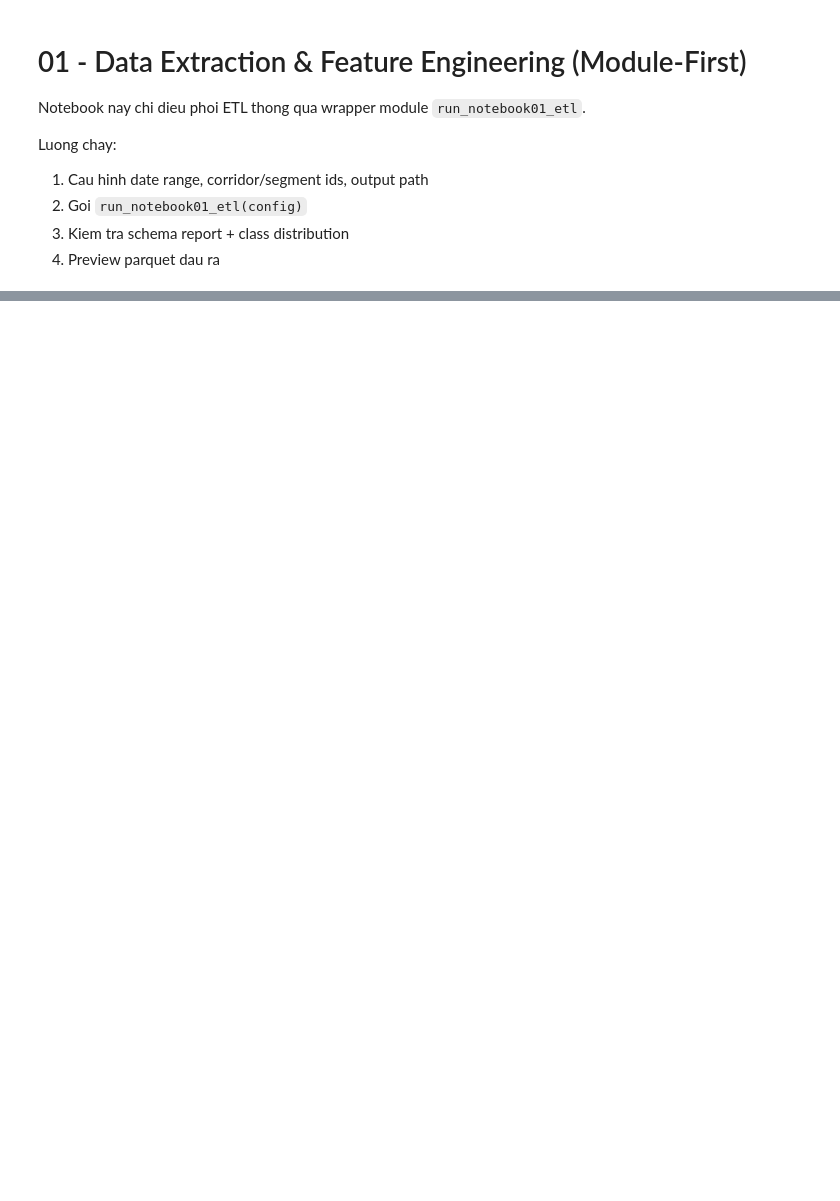
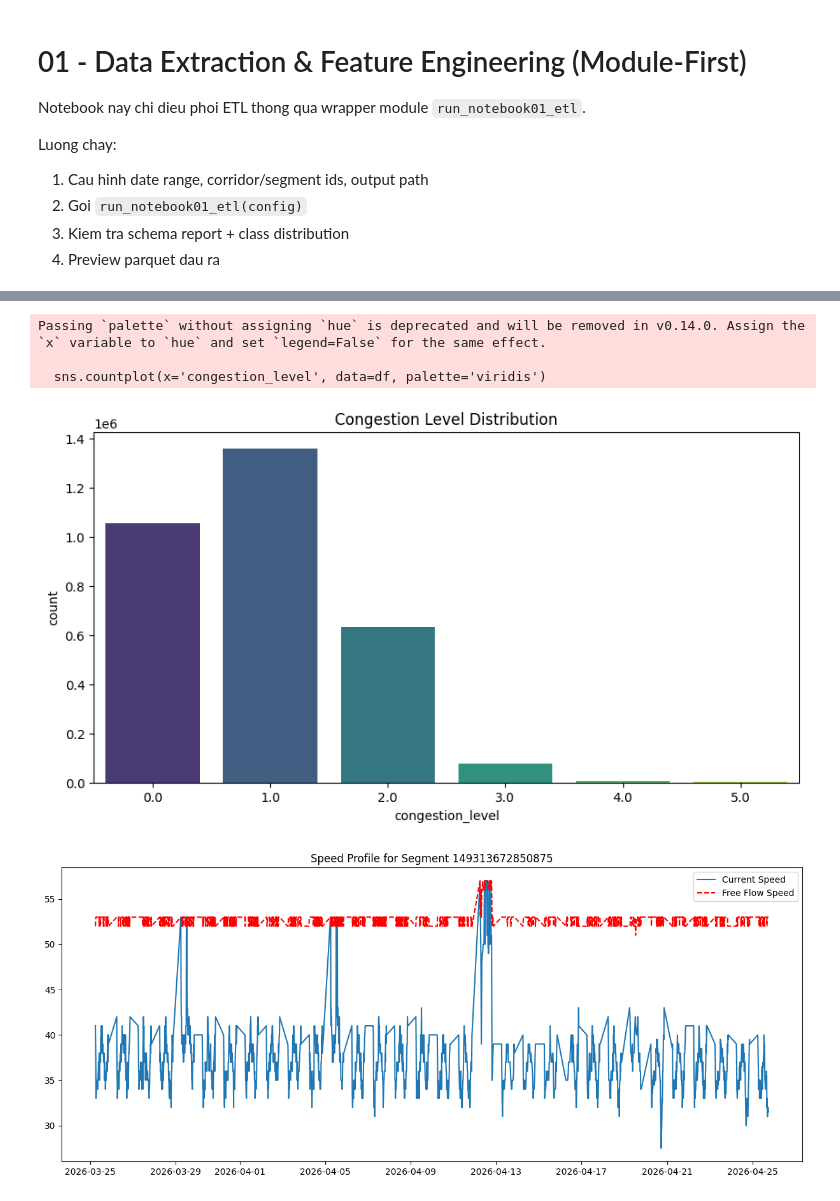
Before and after one commit to lowkeylurker/traffic-ioc, a Jupyter notebook: ai-core/notebooks/01_Data_Extraction_Feature_Engineering.ipynb, the cells around one changed output, grey strips where cells are left out. Drawn from its saved outputs; the diff is of its cells as text; code cells hidden in the pictures; blank space fills up the shorter version.

```diff
--- a/ai-core/notebooks/01_Data_Extraction_Feature_Engineering.ipynb
+++ b/ai-core/notebooks/01_Data_Extraction_Feature_Engineering.ipynb
@@ -136,2 +178,27 @@ dtype: float64
 # %%
-# Placeholder: add optional visualization/reporting cells here.
+# Visualize congestion level distribution
+if 'df' in globals():
+    plt.figure(figsize=(10, 5))
+    sns.countplot(x='congestion_level', data=df, palette='viridis')
+    plt.title('Congestion Level Distribution')
+    plt.show()
+
+    # Visualize time series for a sample segment
+    if not df.empty:
+        sample_seg = df['segment_key'].iloc[0]
+        sample_df = df[df['segment_key'] == sample_seg].sort_values('timestamp')
+
+        plt.figure(figsize=(15, 6))
+        plt.plot(sample_df['timestamp'], sample_df['current_speed_kmh'], label='Current Speed')
+        plt.plot(sample_df['timestamp'], sample_df['free_flow_speed_kmh'], 'r--', label='Free Flow Speed')
+        plt.title(f'Speed Profile for Segment {sample_seg}')
+        plt.legend()
+        plt.show()
+else:
+    print('DataFrame "df" not found. Please run the ETL cells first.')
+# %% [output]
+Passing `palette` without assigning `hue` is deprecated and will be removed in v0.14.0. Assign the `x` variable to `hue` and set `legend=False` for the same effect.
+
+  sns.countplot(x='congestion_level', data=df, palette='viridis')
+[figure, added]
+[figure, added]
```
Also changed, not shown: parts of 6 cells of this notebook, 9 other files.
